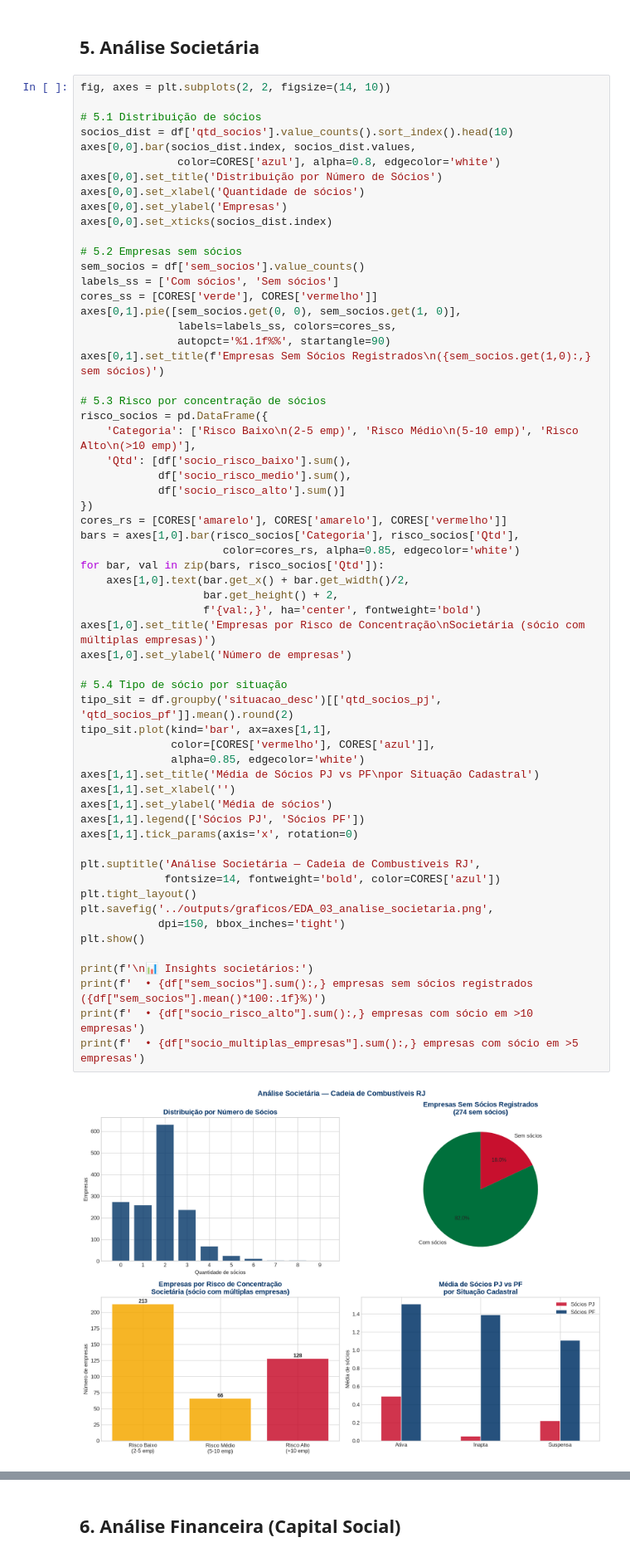
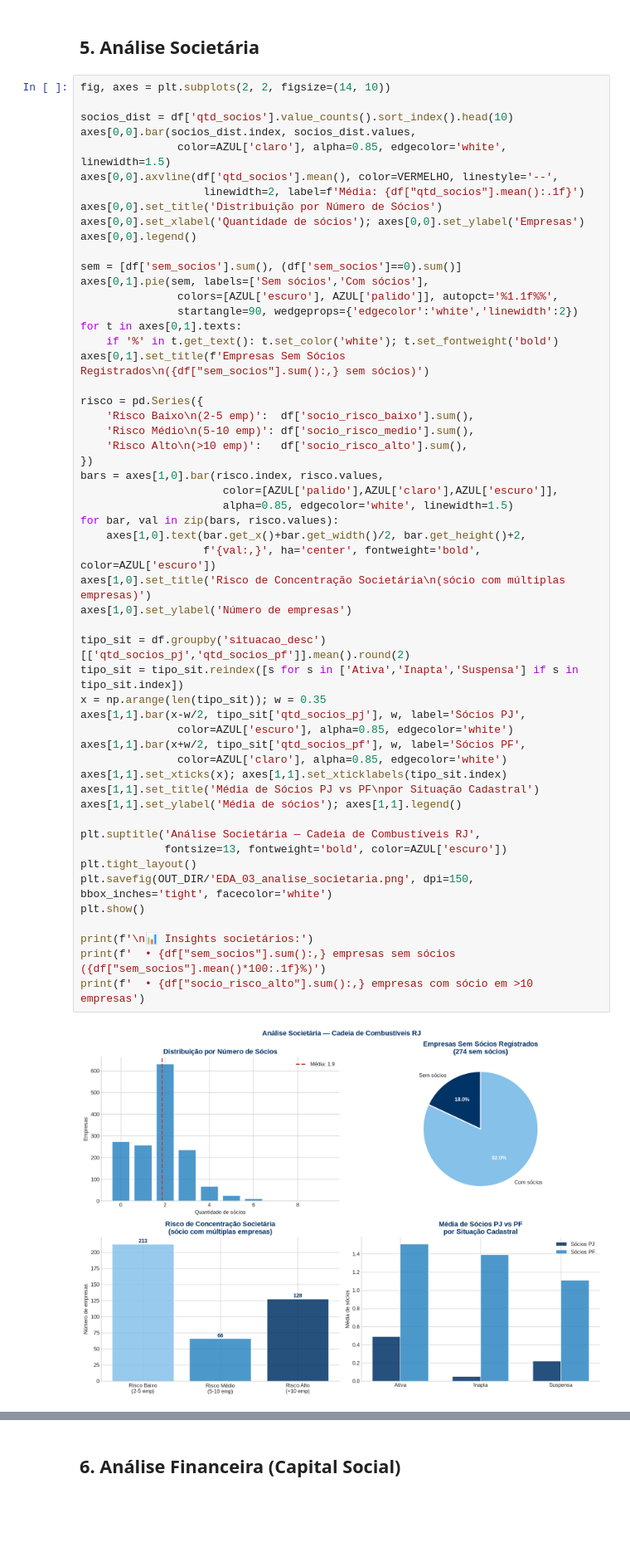
Before and after one commit to ktia-rios/tcc-scoring-risco-icms, a Jupyter notebook: notebooks/01_analise_exploratoria.ipynb, the cells around one changed output, grey strips where cells are left out. Shown at 83% size. Saved outputs shown, nothing was run; the diff lists cells and outputs as text; blank space fills up the shorter version.

```diff
--- a/notebooks/01_analise_exploratoria.ipynb
+++ b/notebooks/01_analise_exploratoria.ipynb
@@ -239,63 +203,57 @@ plt.show()
 # %%
 fig, axes = plt.subplots(2, 2, figsize=(14, 10))
 
-# 5.1 Distribuição de sócios
 socios_dist = df['qtd_socios'].value_counts().sort_index().head(10)
 axes[0,0].bar(socios_dist.index, socios_dist.values,
-               color=CORES['azul'], alpha=0.8, edgecolor='white')
+               color=AZUL['claro'], alpha=0.85, edgecolor='white', linewidth=1.5)
+axes[0,0].axvline(df['qtd_socios'].mean(), color=VERMELHO, linestyle='--',
+                   linewidth=2, label=f'Média: {df["qtd_socios"].mean():.1f}')
 axes[0,0].set_title('Distribuição por Número de Sócios')
-axes[0,0].set_xlabel('Quantidade de sócios')
-axes[0,0].set_ylabel('Empresas')
-axes[0,0].set_xticks(socios_dist.index)
+axes[0,0].set_xlabel('Quantidade de sócios'); axes[0,0].set_ylabel('Empresas')
+axes[0,0].legend()
 
-# 5.2 Empresas sem sócios
-sem_socios = df['sem_socios'].value_counts()
-labels_ss = ['Com sócios', 'Sem sócios']
-cores_ss = [CORES['verde'], CORES['vermelho']]
-axes[0,1].pie([sem_socios.get(0, 0), sem_socios.get(1, 0)],
-               labels=labels_ss, colors=cores_ss,
-               autopct='%1.1f%%', startangle=90)
-axes[0,1].set_title(f'Empresas Sem Sócios Registrados\n({sem_socios.get(1,0):,} sem sócios)')
+sem = [df['sem_socios'].sum(), (df['sem_socios']==0).sum()]
+axes[0,1].pie(sem, labels=['Sem sócios','Com sócios'],
+               colors=[AZUL['escuro'], AZUL['palido']], autopct='%1.1f%%',
+               startangle=90, wedgeprops={'edgecolor':'white','linewidth':2})
+for t in axes[0,1].texts:
+    if '%' in t.get_text(): t.set_color('white'); t.set_fontweight('bold')
+axes[0,1].set_title(f'Empresas Sem Sócios Registrados\n({df["sem_socios"].sum():,} sem sócios)')
 
-# 5.3 Risco por concentração de sócios
-risco_socios = pd.DataFrame({
-    'Categoria': ['Risco Baixo\n(2-5 emp)', 'Risco Médio\n(5-10 emp)', 'Risco Alto\n(>10 emp)'],
-    'Qtd': [df['socio_risco_baixo'].sum(),
-            df['socio_risco_medio'].sum(),
-            df['socio_risco_alto'].sum()]
+risco = pd.Series({
+    'Risco Baixo\n(2-5 emp)':  df['socio_risco_baixo'].sum(),
+    'Risco Médio\n(5-10 emp)': df['socio_risco_medio'].sum(),
+    'Risco Alto\n(>10 emp)':   df['socio_risco_alto'].sum(),
 })
-cores_rs = [CORES['amarelo'], CORES['amarelo'], CORES['vermelho']]
-bars = axes[1,0].bar(risco_socios['Categoria'], risco_socios['Qtd'],
-                      color=cores_rs, alpha=0.85, edgecolor='white')
-for bar, val in zip(bars, risco_socios['Qtd']):
-    axes[1,0].text(bar.get_x() + bar.get_width()/2,
-                   bar.get_height() + 2,
-                   f'{val:,}', ha='center', fontweight='bold')
-axes[1,0].set_title('Empresas por Risco de Concentração\nSocietária (sócio com múltiplas empresas)')
+bars = axes[1,0].bar(risco.index, risco.values,
+                      color=[AZUL['palido'],AZUL['claro'],AZUL['escuro']],
+                      alpha=0.85, edgecolor='white', linewidth=1.5)
+for bar, val in zip(bars, risco.values):
+    axes[1,0].text(bar.get_x()+bar.get_width()/2, bar.get_height()+2,
+                   f'{val:,}', ha='center', fontweight='bold', color=AZUL['escuro'])
+axes[1,0].set_title('Risco de Concentração Societária\n(sócio com múltiplas empresas)')
 axes[1,0].set_ylabel('Número de empresas')
 
-# 5.4 Tipo de sócio por situação
-tipo_sit = df.groupby('situacao_desc')[['qtd_socios_pj', 'qtd_socios_pf']].mean().round(2)
-tipo_sit.plot(kind='bar', ax=axes[1,1],
-              color=[CORES['vermelho'], CORES['azul']],
-              alpha=0.85, edgecolor='white')
+tipo_sit = df.groupby('situacao_desc')[['qtd_socios_pj','qtd_socios_pf']].mean().round(2)
+tipo_sit = tipo_sit.reindex([s for s in ['Ativa','Inapta','Suspensa'] if s in tipo_sit.index])
+x = np.arange(len(tipo_sit)); w = 0.35
+axes[1,1].bar(x-w/2, tipo_sit['qtd_socios_pj'], w, label='Sócios PJ',
+               color=AZUL['escuro'], alpha=0.85, edgecolor='white')
+axes[1,1].bar(x+w/2, tipo_sit['qtd_socios_pf'], w, label='Sócios PF',
+               color=AZUL['claro'], alpha=0.85, edgecolor='white')
+axes[1,1].set_xticks(x); axes[1,1].set_xticklabels(tipo_sit.index)
 axes[1,1].set_title('Média de Sócios PJ vs PF\npor Situação Cadastral')
-axes[1,1].set_xlabel('')
-axes[1,1].set_ylabel('Média de sócios')
-axes[1,1].legend(['Sócios PJ', 'Sócios PF'])
-axes[1,1].tick_params(axis='x', rotation=0)
+axes[1,1].set_ylabel('Média de sócios'); axes[1,1].legend()
 
 plt.suptitle('Análise Societária — Cadeia de Combustíveis RJ',
-             fontsize=14, fontweight='bold', color=CORES['azul'])
+             fontsize=13, fontweight='bold', color=AZUL['escuro'])
 plt.tight_layout()
-plt.savefig('../outputs/graficos/EDA_03_analise_societaria.png',
-            dpi=150, bbox_inches='tight')
+plt.savefig(OUT_DIR/'EDA_03_analise_societaria.png', dpi=150, bbox_inches='tight', facecolor='white')
 plt.show()
 
 print(f'\n📊 Insights societários:')
-print(f'  • {df["sem_socios"].sum():,} empresas sem sócios registrados ({df["sem_socios"].mean()*100:.1f}%)')
+print(f'  • {df["sem_socios"].sum():,} empresas sem sócios ({df["sem_socios"].mean()*100:.1f}%)')
 print(f'  • {df["socio_risco_alto"].sum():,} empresas com sócio em >10 empresas')
-print(f'  • {df["socio_multiplas_empresas"].sum():,} empresas com sócio em >5 empresas')
 # %% [output]
-[figure, old version]
+[figure, new version]
 📊 Insights societários:
```
Also changed, not shown: parts of 15 cells of this notebook, 20 other files.
